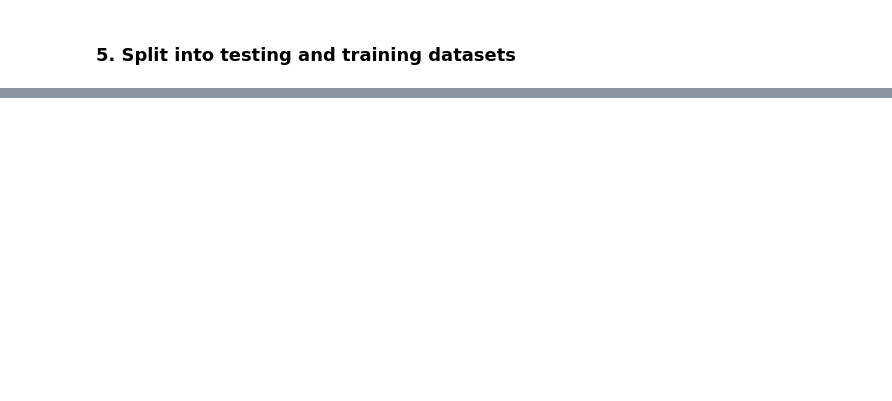
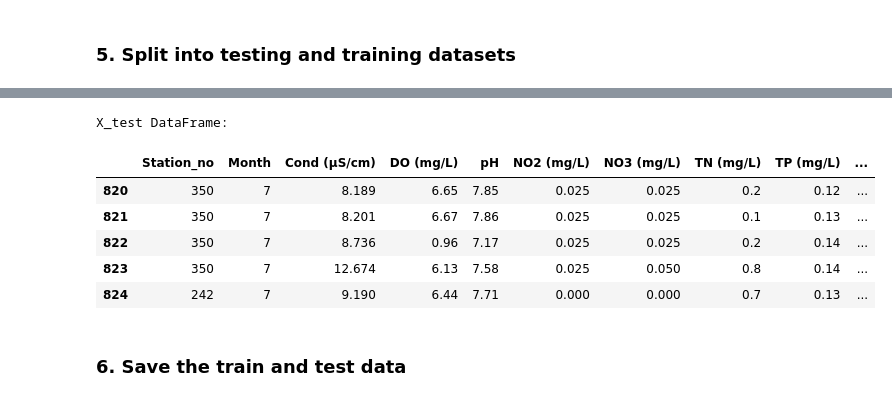
Before and after one commit to aysebsengul/Capstone_2_Water-Quality-Index, a Jupyter notebook: 4_Preprocessing and Training Data Development.ipynb, the cells around one changed output, grey strips where cells are left out. Cells and saved outputs as stored; diff of their text form; code cells hidden in the pictures; blank space fills up the shorter version.

```diff
--- a/4_Preprocessing and Training Data Development.ipynb
+++ b/4_Preprocessing and Training Data Development.ipynb
@@ -172,0 +210,12 @@ Testing set shape: (205, 11) (205,)
+# %%
+# Display the first few rows of X_test_df
+print("\nX_test DataFrame:")
+X_test_df.head()
+# %% [output]
+X_test DataFrame:
+|  | Station_no | Month | Cond (μS/cm) | DO (mg/L) | pH | NO2 (mg/L) | NO3 (mg/L) | TN (mg/L) | TP (mg/L) | ... |
+| 820 | 350 | 7 | 8.189 | 6.65 | 7.85 | 0.025 | 0.025 | 0.2 | 0.12 | ... |
+| 821 | 350 | 7 | 8.201 | 6.67 | 7.86 | 0.025 | 0.025 | 0.1 | 0.13 | ... |
+| 822 | 350 | 7 | 8.736 | 0.96 | 7.17 | 0.025 | 0.025 | 0.2 | 0.14 | ... |
+| 823 | 350 | 7 | 12.674 | 6.13 | 7.58 | 0.025 | 0.050 | 0.8 | 0.14 | ... |
+| 824 | 242 | 7 | 9.190 | 6.44 | 7.71 | 0.000 | 0.000 | 0.7 | 0.13 | ... |
@@ -172,0 +243,2 @@ Testing set shape: (205, 11) (205,)
+# %% [markdown]
+### 6. Save the train and test data
```
Also changed, not shown: parts of 20 cells of this notebook.
